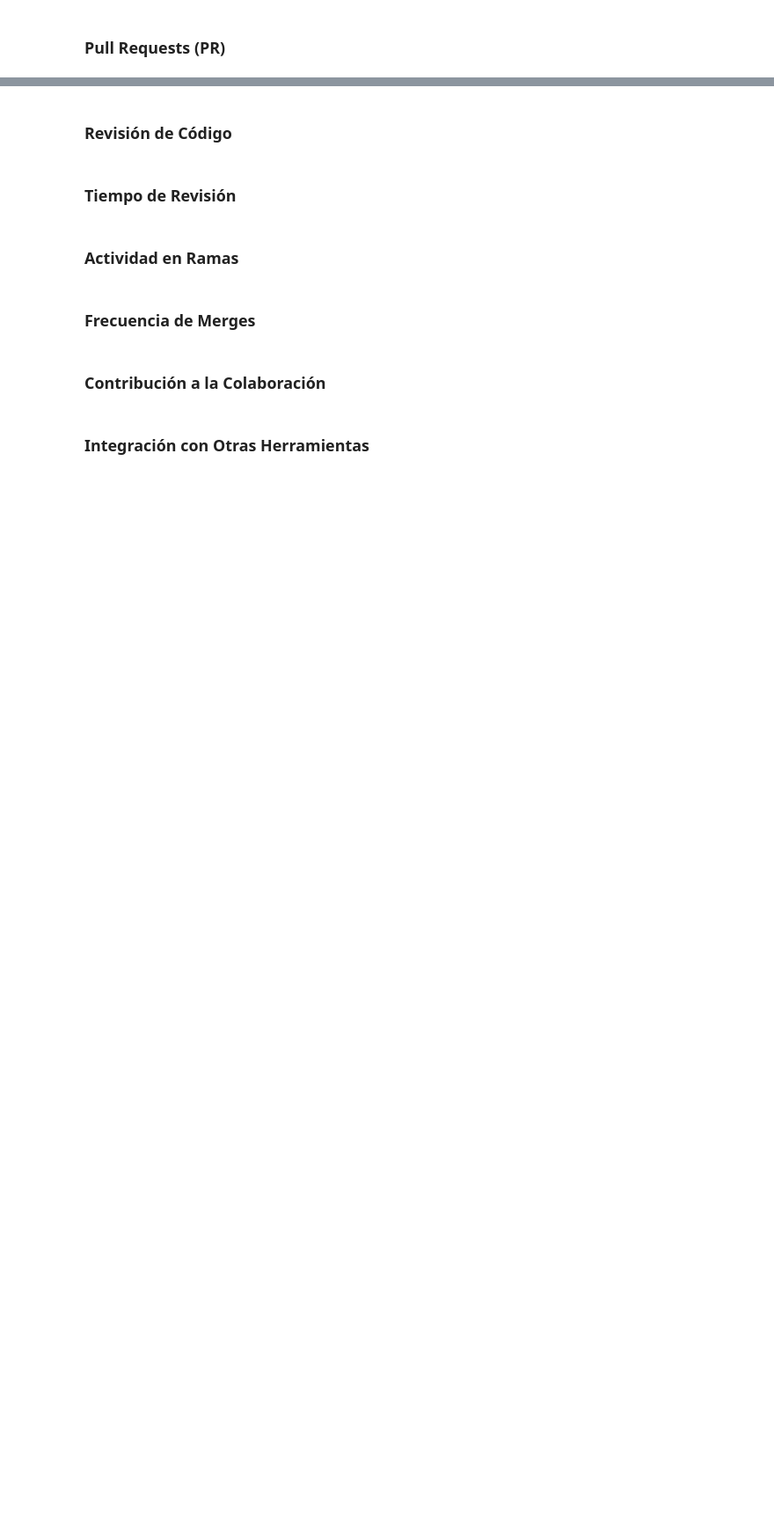
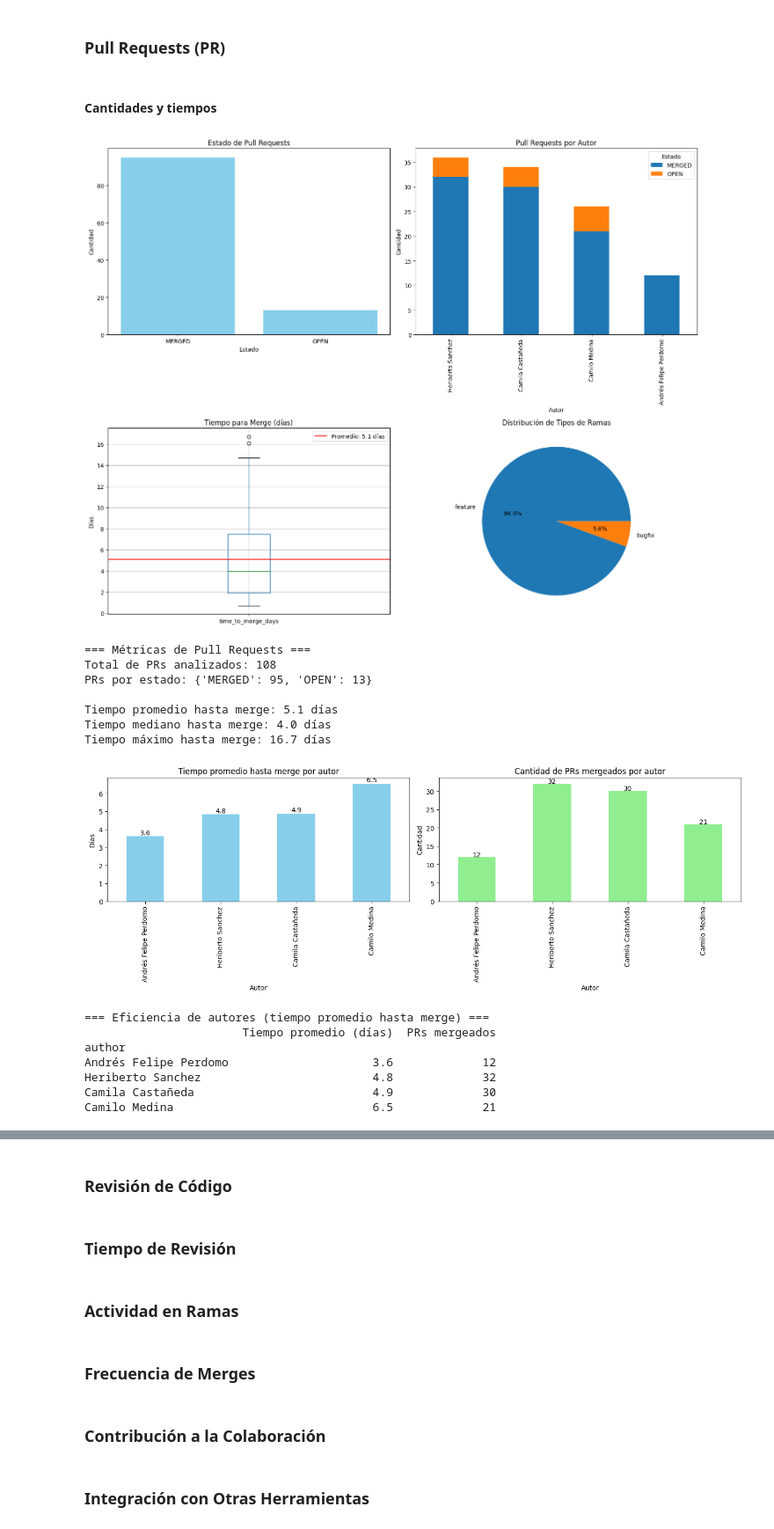
Before and after one commit to afperdomo2/jupyter-bitbucket-api, a Jupyter notebook: proyectos.ipynb, the cells around one changed output, grey strips where cells are left out. Shown at 88% size. Drawn from its saved outputs; the diff is of its cells as text; code cells hidden in the pictures; blank space fills up the shorter version.

```diff
--- a/proyectos.ipynb
+++ b/proyectos.ipynb
@@ -644,6 +662,8 @@ Commits potencialmente grandes:
 - Autor: Andrés Felipe Perdomo, Mensaje: 🧪Feat: Implementa generación automática del Código... (269 caracteres)
 # %% [markdown]
 ### Pull Requests (PR)
+# %% [markdown]
+#### Cantidades y tiempos
 # %%
 import pandas as pd
 from datetime import datetime
@@ -680,6 +700,7 @@ if not merged_prs.empty:
 branch_types = df_pr["type_branch"].value_counts().reset_index()
 branch_types.columns = ["Tipo", "Cantidad"]
 
+
 # Visualizaciones
 fig, axes = plt.subplots(2, 2, figsize=(15, 12))
 
@@ -695,6 +716,7 @@ axes[0, 1].set_title("Pull Requests por Autor")
 axes[0, 1].set_xlabel("Autor")
 axes[0, 1].set_ylabel("Cantidad")
 axes[0, 1].legend(title="Estado")
+
 
 # 3. Tiempo de resolución de PRs
 if not merged_prs.empty:
@@ -709,42 +731,83 @@ if not merged_prs.empty:
         linestyle="-",
         label=f"Promedio: {avg_merge_time:.1f} días",
     )
     axes[1, 0].legend()
 
 # 4. Tipos de ramas
 axes[1, 1].pie(branch_types["Cantidad"], labels=branch_types["Tipo"], autopct="%1.1f%%")
 axes[1, 1].set_title("Distribución de Tipos de Ramas")
 
 plt.tight_layout()
 plt.show()
 
 # Métricas adicionales
 print("\n=== Métricas de Pull Requests ===")
 print(f"Total de PRs analizados: {len(df_pr)}")
 print(f"PRs por estado: {dict(pr_states.values)}")
 if not merged_prs.empty:
     print(f"\nTiempo promedio hasta merge: {avg_merge_time:.1f} días")
     print(f"Tiempo mediano hasta merge: {median_merge_time:.1f} días")
     print(f"Tiempo máximo hasta merge: {max_merge_time:.1f} días")
 
-# Identificar PRs con tiempos de revisión largos y comentarios numerosos
-if "comment_count" in df_pr.columns:
-    high_discussion = df_pr.sort_values("comment_count", ascending=False).head(5)
-    print("\n=== PRs con más discusión (mayor número de comentarios) ===")
-    for _, row in high_discussion.iterrows():
-        print(
-            f"- {row['title']} | Autor: {row['author']} | Comentarios: {row['comment_count']} | Estado: {row['state']}"
-        )
+
+# -------------------------------------------------------------
 
 # Estadísticas de eficiencia por autor
 if not merged_prs.empty:
     author_efficiency = (
         merged_prs.groupby("author")["time_to_merge_days"]
         .agg(["mean", "count"])
         .sort_values("mean")
     )
+    author_efficiency.columns = ["Tiempo promedio (días)", "PRs mergeados"]
+
+    # Crear dos gráficas para visualizar la eficiencia de los autores
+    fig, (ax1, ax2) = plt.subplots(1, 2, figsize=(14, 5))
+
+    # Gráfica 1: Tiempo promedio en días
+    author_efficiency["Tiempo promedio (días)"].plot(
+        kind="bar",
+        color="skyblue",
+        ax=ax1,
+        title="Tiempo promedio hasta merge por autor",
+    )
+    ax1.set_xlabel("Autor")
+    ax1.set_ylabel("Días")
+    for i, v in enumerate(author_efficiency["Tiempo promedio (días)"]):
+        ax1.text(i, v + 0.1, f"{v:.1f}", ha="center")
+
+    # Gráfica 2: PRs mergeados
+    author_efficiency["PRs mergeados"].plot(
+        kind="bar",
+        color="lightgreen",
+        ax=ax2,
+        title="Cantidad de PRs mergeados por autor",
+    )
+    ax2.set_xlabel("Autor")
+    ax2.set_ylabel("Cantidad")
+    for i, v in enumerate(author_efficiency["PRs mergeados"]):
+        ax2.text(i, v + 0.1, str(v), ha="center")
+
+    plt.tight_layout()
+    plt.show()
+
     print("\n=== Eficiencia de autores (tiempo promedio hasta merge) ===")
-    for author, data in author_efficiency.iterrows():
-        print(
-            f"- {author}: {data['mean']:.1f} días promedio ({data['count']} PRs mergeados)"
-        )
+    print(author_efficiency.to_string(float_format=lambda x: f"{x:.1f}"))
+# --------
+# %% [output]
+[figure, added]
+=== Métricas de Pull Requests ===
+Total de PRs analizados: 108
+PRs por estado: {'MERGED': 95, 'OPEN': 13}
+
+Tiempo promedio hasta merge: 5.1 días
+Tiempo mediano hasta merge: 4.0 días
+Tiempo máximo hasta merge: 16.7 días
+[figure, added]
+=== Eficiencia de autores (tiempo promedio hasta merge) ===
+                       Tiempo promedio (días)  PRs mergeados
+author
+Andrés Felipe Perdomo                     3.6             12
+Heriberto Sanchez                         4.8             32
+Camila Castañeda                          4.9             30
+Camilo Medina                             6.5             21
```
Also changed, not shown: parts of 10 cells of this notebook.
